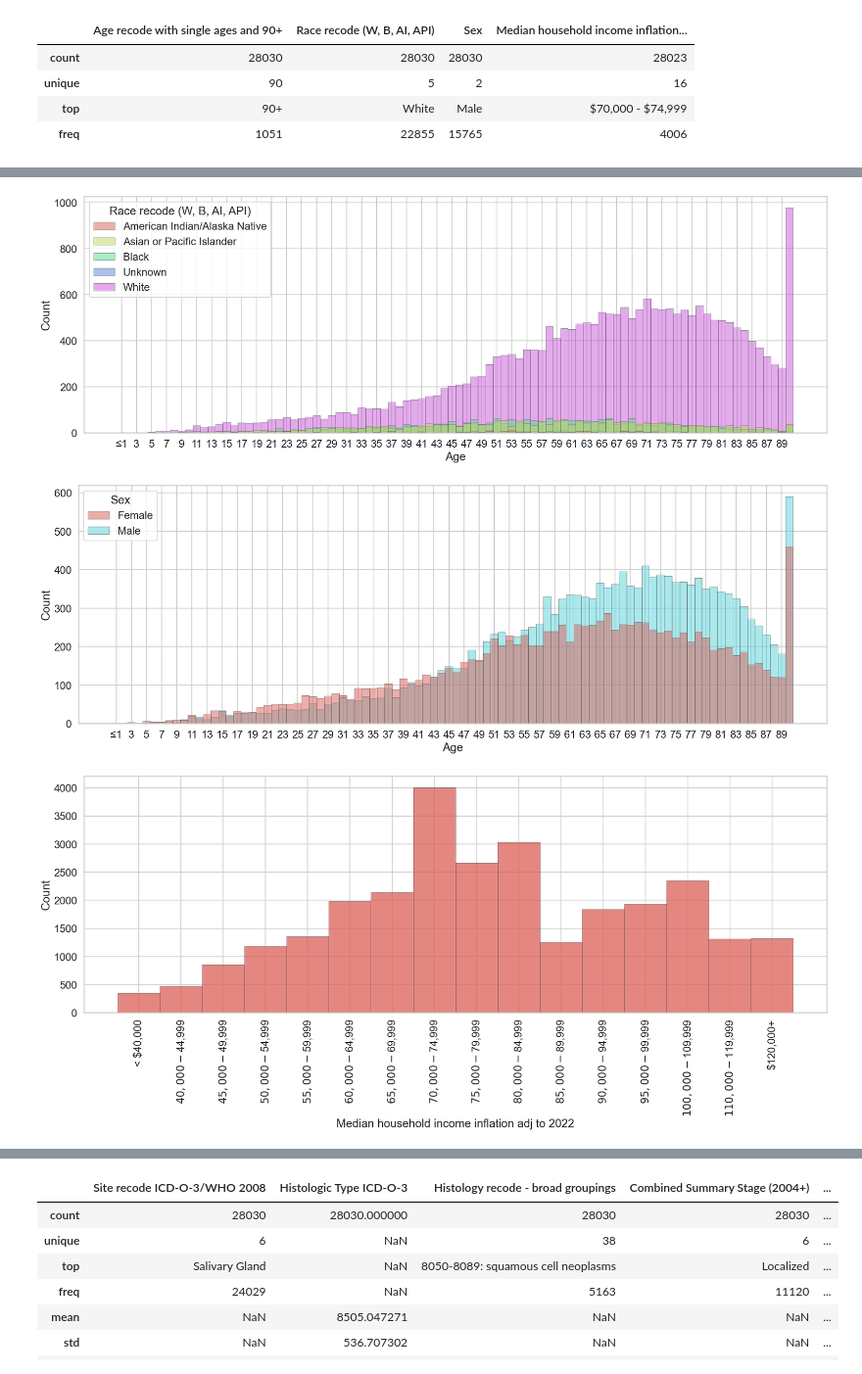
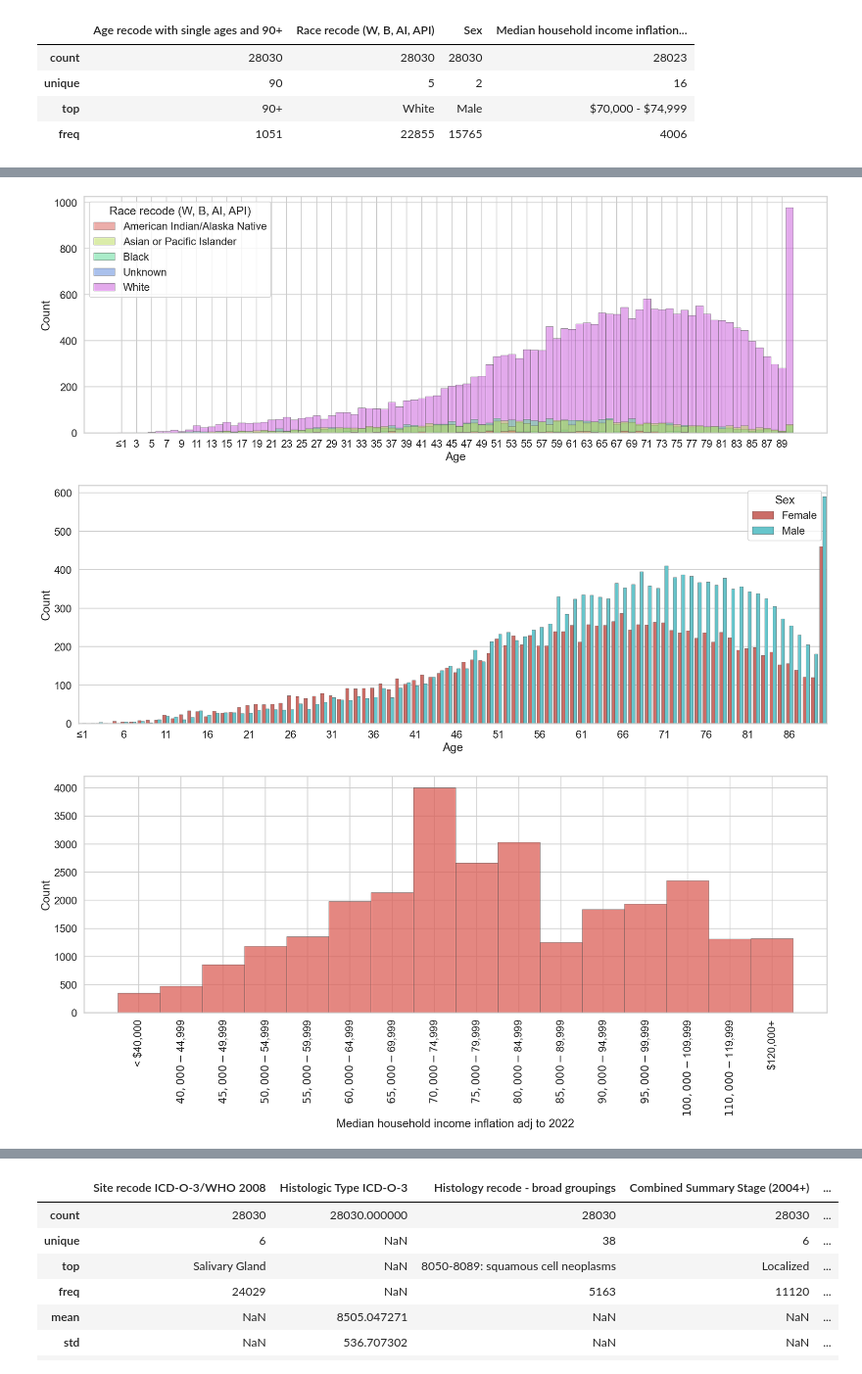
Before and after one commit to obaidkhurram/salivary-tumors, a Jupyter notebook: salivary_tumor_2024.ipynb, the cells around one changed output, grey strips where cells are left out. Shown at 98% size. Saved outputs shown, nothing was run; the diff lists cells and outputs as text; code cells hidden in the pictures.

```diff
--- a/salivary_tumor_2024.ipynb
+++ b/salivary_tumor_2024.ipynb
@@ -318,7 +319,7 @@ racevage_histplot.set_ylabel('Count')
 
 # Sex vs. Age
 plt.figure(figsize=(25, 8))
-sexvage_countplot = sns.histplot(
+sexvage_countplot = sns.countplot(
     data=salivary_df,
     x=age_colname,
     hue=sex_colname,
@@ -332,43 +333,44 @@ sexvage_countplot = sns.histplot(
 x_labels = sexvage_countplot.get_xticklabels()
 
 # Set xticks to show every other label
-sexvage_countplot.set_xticks(range(0, len(x_labels), 2))
+sexvage_countplot.set_xticks(range(0, len(x_labels), 5))
 
 # Set the labels for every other tick
 sexvage_countplot.set_xticklabels(
-    [label.get_text() for i, label in enumerate(x_labels) if i % 2 == 0],
+    [label.get_text() for i, label in enumerate(x_labels) if i % 5 == 0],
     rotation=0)
+# sexvage_countplot.set_xticklabels(x_labels,rotation=90)
 sexvage_countplot.set_xlabel('Age')
 sexvage_countplot.set_ylabel('Count')
 
 plt.figure(figsize=(25, 8))
-SES_countplot = sns.histplot(
+ses_countplot = sns.histplot(
     data=salivary_df,
     x=ses_colname,
     palette='hls',
     linewidth=0.5,
     edgecolor=".3",
     log_scale=False
 )
 
-SES_countplot.set_xticklabels(SES_countplot.get_xticklabels(),rotation=90)
+ses_countplot.set_xticklabels(ses_countplot.get_xticklabels(),rotation=90)
 # %% [output]
 [Text(0, 0, '< $40,000'),
  Text(1, 0, '$40,000 - $44,999'),
  Text(2, 0, '$45,000 - $49,999'),
  Text(3, 0, '$50,000 - $54,999'),
  Text(4, 0, '$55,000 - $59,999'),
  Text(5, 0, '$60,000 - $64,999'),
  Text(6, 0, '$65,000 - $69,999'),
  Text(7, 0, '$70,000 - $74,999'),
  Text(8, 0, '$75,000 - $79,999'),
  Text(9, 0, '$80,000 - $84,999'),
  Text(10, 0, '$85,000 - $89,999'),
  Text(11, 0, '$90,000 - $94,999'),
  Text(12, 0, '$95,000 - $99,999'),
  Text(13, 0, '$100,000 - $109,999'),
  Text(14, 0, '$110,000 - $119,999'),
  Text(15, 0, '$120,000+')]
 [figure]
-[figure, old version]
+[figure, new version]
 [figure]
```
Also changed, not shown: parts of 2 cells of this notebook.
